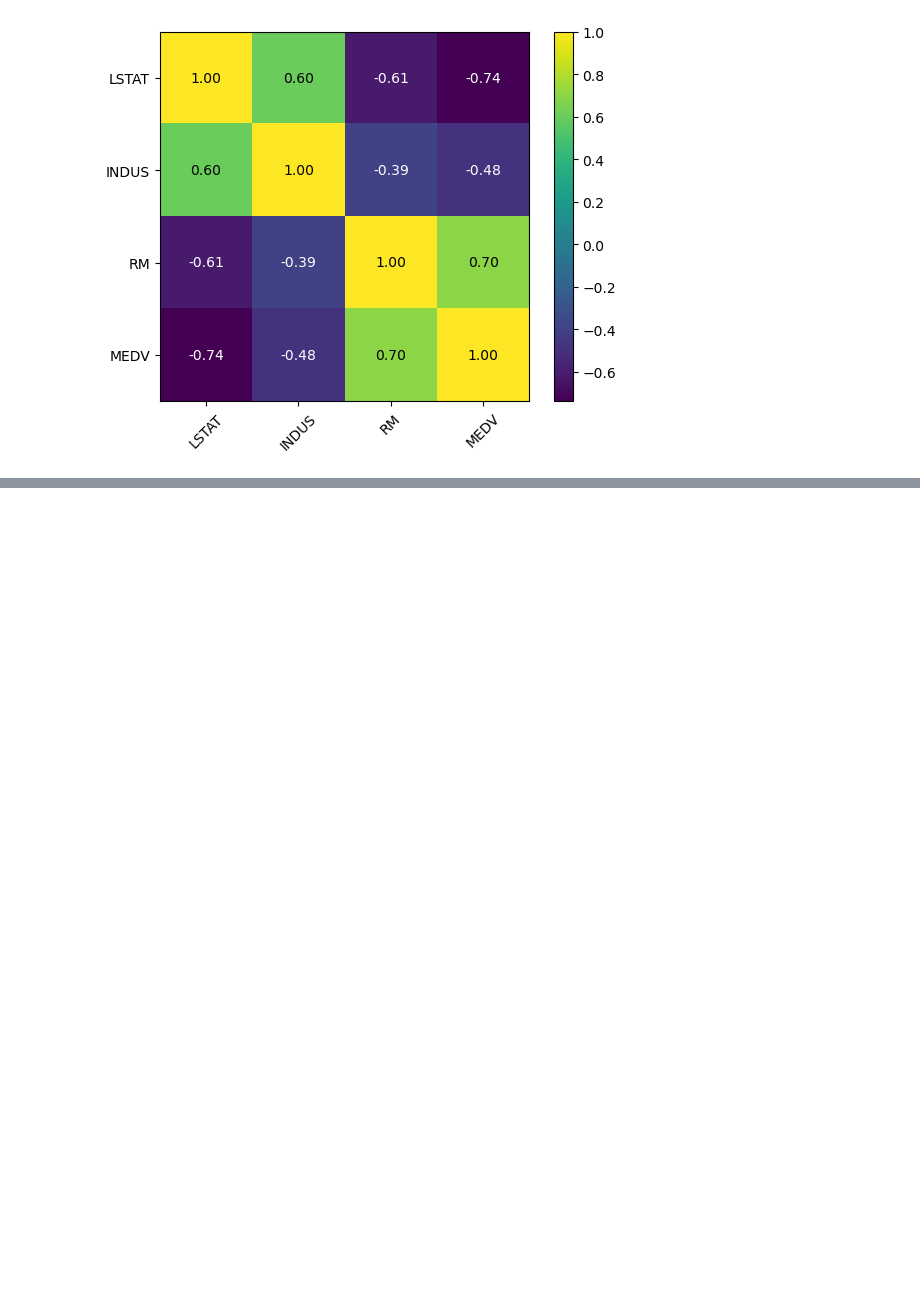
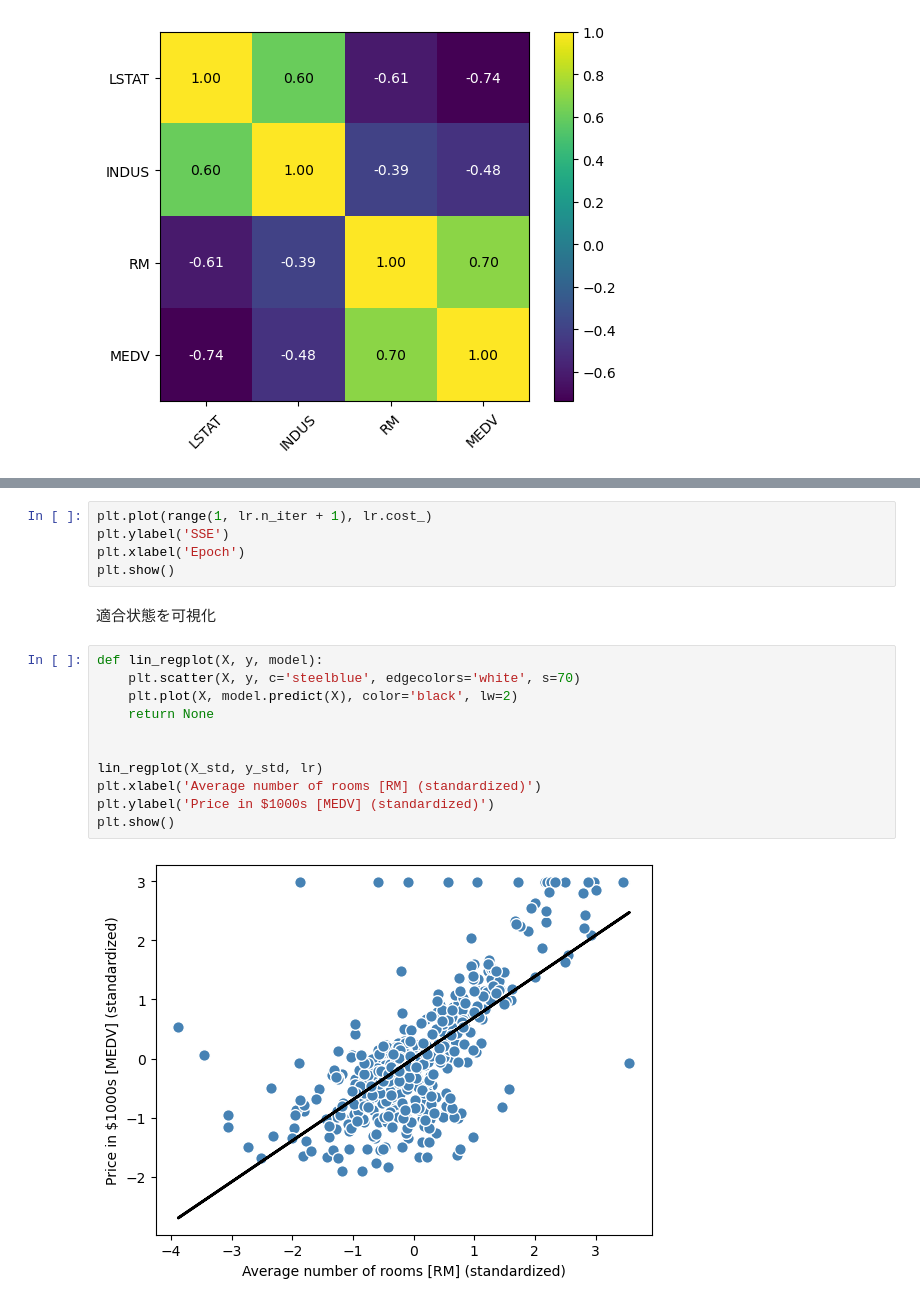
Before and after one commit to K-Bokka/py_ml_3rd, a Jupyter notebook: notebooks/ch10/01_housing.ipynb, the cells around one changed output, grey strips where cells are left out. Cells and saved outputs as stored; diff of their text form; blank space fills up the shorter version.

```diff
--- a/notebooks/ch10/01_housing.ipynb
+++ b/notebooks/ch10/01_housing.ipynb
@@ -60,0 +111,20 @@ plt.show()
+# %%
+plt.plot(range(1, lr.n_iter + 1), lr.cost_)
+plt.ylabel('SSE')
+plt.xlabel('Epoch')
+plt.show()
+# %% [markdown]
+適合状態を可視化
+# %%
+def lin_regplot(X, y, model):
+    plt.scatter(X, y, c='steelblue', edgecolors='white', s=70)
+    plt.plot(X, model.predict(X), color='black', lw=2)
+    return None
+
+
+lin_regplot(X_std, y_std, lr)
+plt.xlabel('Average number of rooms [RM] (standardized)')
+plt.ylabel('Price in $1000s [MEDV] (standardized)')
+plt.show()
+# %% [output]
+[figure, added]
```
Also changed, not shown: parts of 9 cells of this notebook.
